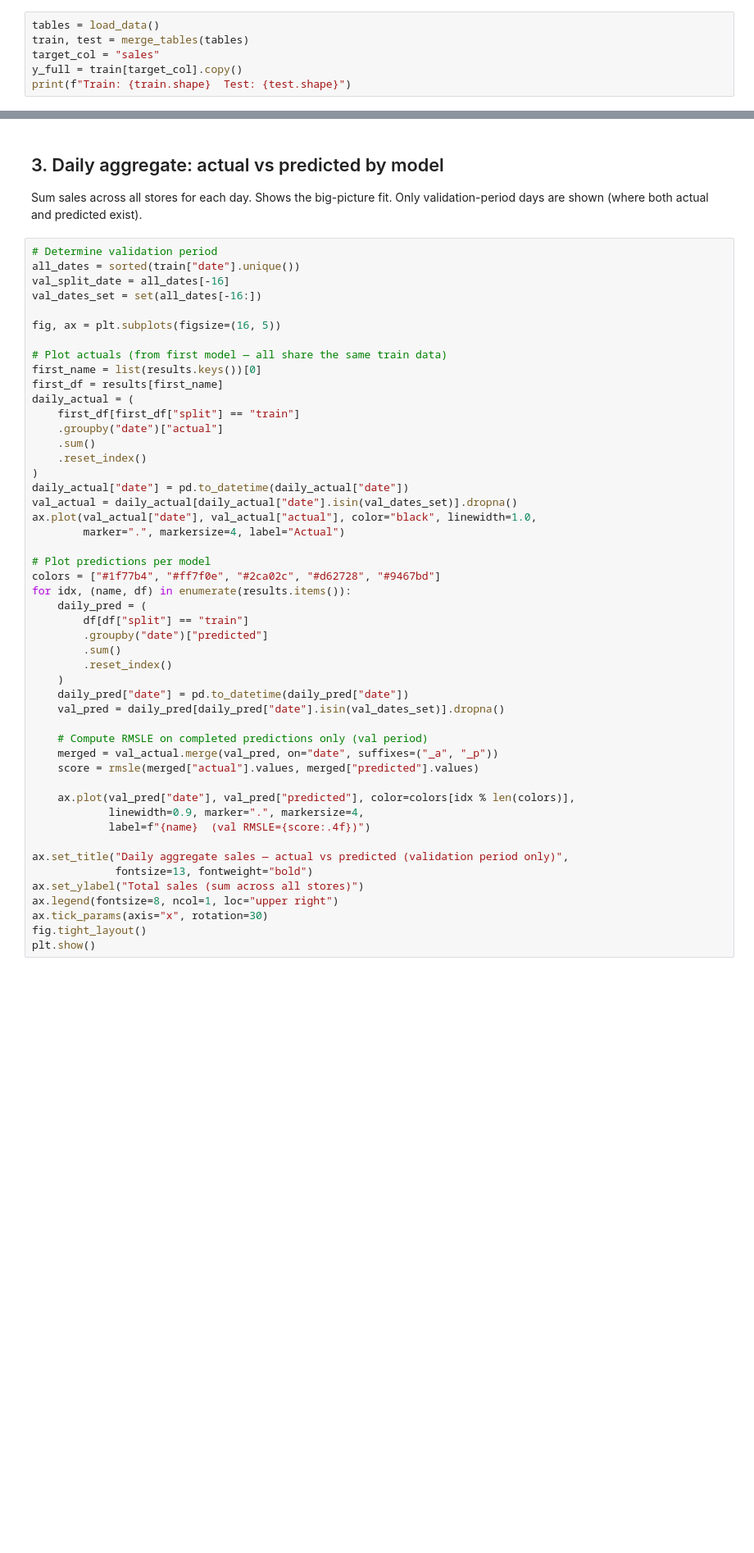
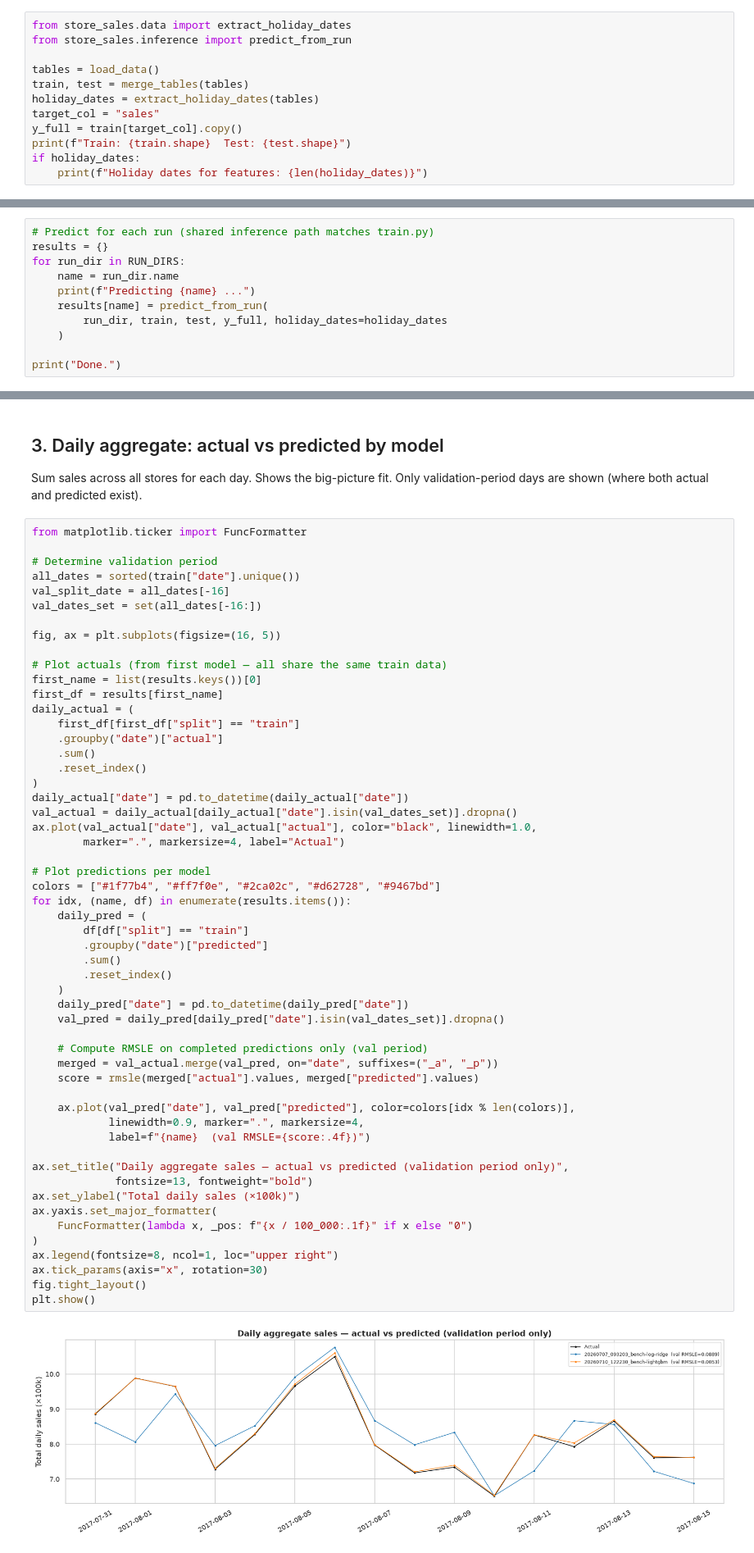
Before and after one commit to RickArko/kcom-store-sales, a Jupyter notebook: notebooks/visualize_predictions.ipynb, the cells around one changed output, grey strips where cells are left out. Shown at 82% size. Saved outputs shown, nothing was run; the diff lists cells and outputs as text; blank space fills up the shorter version.

```diff
--- a/notebooks/visualize_predictions.ipynb
+++ b/notebooks/visualize_predictions.ipynb
@@ -73,10 +76,16 @@ Runs (2):
 
 Shared data loading. Each model run may use slightly different features; we build features per run below.
 # %%
+from store_sales.data import extract_holiday_dates
+from store_sales.inference import predict_from_run
+
 tables = load_data()
 train, test = merge_tables(tables)
+holiday_dates = extract_holiday_dates(tables)
 target_col = "sales"
 y_full = train[target_col].copy()
 print(f"Train: {train.shape}  Test: {test.shape}")
+if holiday_dates:
+    print(f"Holiday dates for features: {len(holiday_dates)}")
 # %% [output]
 Train: (3000888, 13)  Test: (28512, 12)
@@ -164,0 +93,11 @@ KeyError: 'Column not found: log_sales'
+# %%
+# Predict for each run (shared inference path matches train.py)
+results = {}
+for run_dir in RUN_DIRS:
+    name = run_dir.name
+    print(f"Predicting {name} ...")
+    results[name] = predict_from_run(
+        run_dir, train, test, y_full, holiday_dates=holiday_dates
+    )
+
+print("Done.")
@@ -168,6 +111,8 @@ KeyError: 'Column not found: log_sales'
 Sum sales across all stores for each day. Shows the big-picture fit.
 Only validation-period days are shown (where both actual and predicted exist).
 # %%
+from matplotlib.ticker import FuncFormatter
+
 # Determine validation period
 all_dates = sorted(train["date"].unique())
 val_split_date = all_dates[-16]
@@ -188,34 +133,39 @@ daily_actual["date"] = pd.to_datetime(daily_actual["date"])
 val_actual = daily_actual[daily_actual["date"].isin(val_dates_set)].dropna()
 ax.plot(val_actual["date"], val_actual["actual"], color="black", linewidth=1.0,
         marker=".", markersize=4, label="Actual")
 
 # Plot predictions per model
 colors = ["#1f77b4", "#ff7f0e", "#2ca02c", "#d62728", "#9467bd"]
 for idx, (name, df) in enumerate(results.items()):
     daily_pred = (
         df[df["split"] == "train"]
         .groupby("date")["predicted"]
         .sum()
         .reset_index()
     )
     daily_pred["date"] = pd.to_datetime(daily_pred["date"])
     val_pred = daily_pred[daily_pred["date"].isin(val_dates_set)].dropna()
 
     # Compute RMSLE on completed predictions only (val period)
     merged = val_actual.merge(val_pred, on="date", suffixes=("_a", "_p"))
     score = rmsle(merged["actual"].values, merged["predicted"].values)
 
     ax.plot(val_pred["date"], val_pred["predicted"], color=colors[idx % len(colors)],
             linewidth=0.9, marker=".", markersize=4,
             label=f"{name}  (val RMSLE={score:.4f})")
 
 ax.set_title("Daily aggregate sales — actual vs predicted (validation period only)",
              fontsize=13, fontweight="bold")
-ax.set_ylabel("Total sales (sum across all stores)")
+ax.set_ylabel("Total daily sales (×100k)")
+ax.yaxis.set_major_formatter(
+    FuncFormatter(lambda x, _pos: f"{x / 100_000:.1f}" if x else "0")
+)
 ax.legend(fontsize=8, ncol=1, loc="upper right")
 ax.tick_params(axis="x", rotation=30)
 fig.tight_layout()
 plt.show()
+# %% [output]
+[figure, added]
 # %% [markdown]
 ## 4. Per-series RMSLE
 
```
Also changed, not shown: parts of 12 cells of this notebook, 10 other files.
